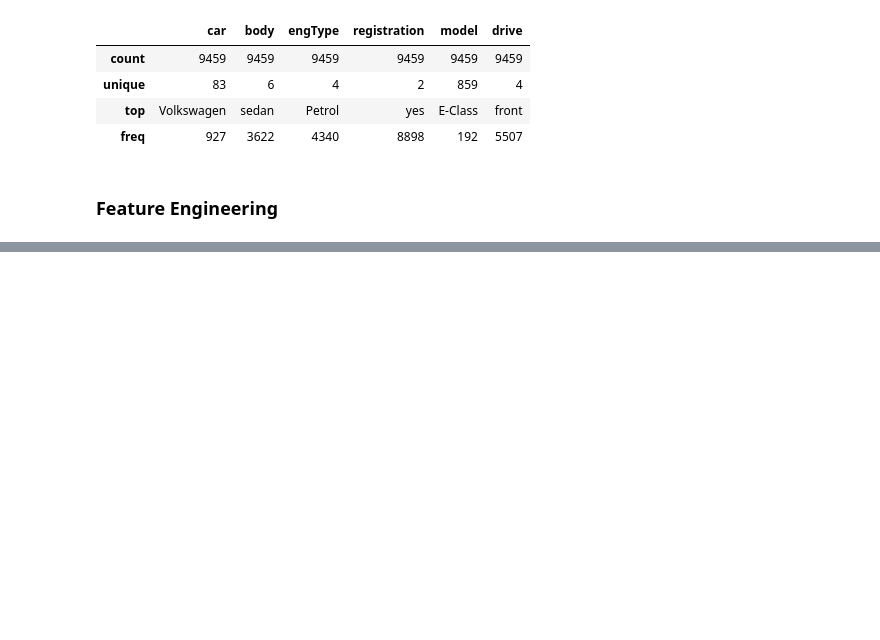
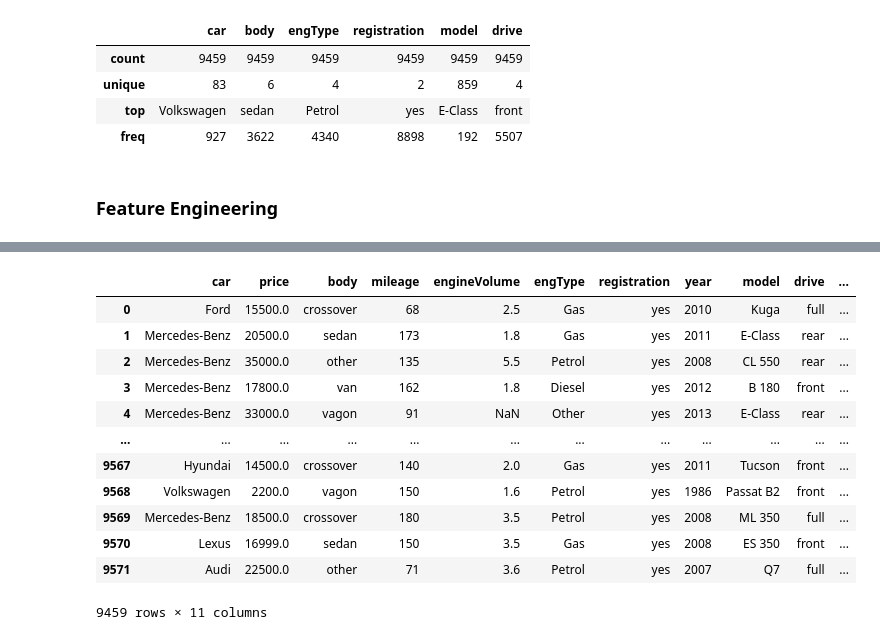
Before and after one commit to chemutai254/ML_Projects, a Jupyter notebook: EDA/SoranAutomobiles.ipynb, the cells around one changed output, grey strips where cells are left out. Saved outputs shown, nothing was run; the diff lists cells and outputs as text; code cells hidden in the pictures; blank space fills up the shorter version.

```diff
--- a/EDA/SoranAutomobiles.ipynb
+++ b/EDA/SoranAutomobiles.ipynb
@@ -166,0 +231,18 @@ df['car_age'] = (datetime.datetime.now().year) - df['year']
+# %%
+# Rename Column
+df.rename(columns={'engV': 'engineVolume'}, inplace=True)
+df
+# %% [output]
+|  | car | price | body | mileage | engineVolume | engType | registration | year | model | drive | ... |
+| 0 | Ford | 15500.0 | crossover | 68 | 2.5 | Gas | yes | 2010 | Kuga | full | ... |
+| 1 | Mercedes-Benz | 20500.0 | sedan | 173 | 1.8 | Gas | yes | 2011 | E-Class | rear | ... |
+| 2 | Mercedes-Benz | 35000.0 | other | 135 | 5.5 | Petrol | yes | 2008 | CL 550 | rear | ... |
+| 3 | Mercedes-Benz | 17800.0 | van | 162 | 1.8 | Diesel | yes | 2012 | B 180 | front | ... |
+| 4 | Mercedes-Benz | 33000.0 | vagon | 91 | NaN | Other | yes | 2013 | E-Class | rear | ... |
+| ... | ... | ... | ... | ... | ... | ... | ... | ... | ... | ... | ... |
+| 9567 | Hyundai | 14500.0 | crossover | 140 | 2.0 | Gas | yes | 2011 | Tucson | front | ... |
+| 9568 | Volkswagen | 2200.0 | vagon | 150 | 1.6 | Petrol | yes | 1986 | Passat B2 | front | ... |
+| 9569 | Mercedes-Benz | 18500.0 | crossover | 180 | 3.5 | Petrol | yes | 2008 | ML 350 | full | ... |
+| 9570 | Lexus | 16999.0 | sedan | 150 | 3.5 | Gas | yes | 2008 | ES 350 | front | ... |
+| 9571 | Audi | 22500.0 | other | 71 | 3.6 | Petrol | yes | 2007 | Q7 | full | ... |
+9459 rows × 11 columns
```
Also changed, not shown: parts of 26 cells of this notebook, 1 other file.
